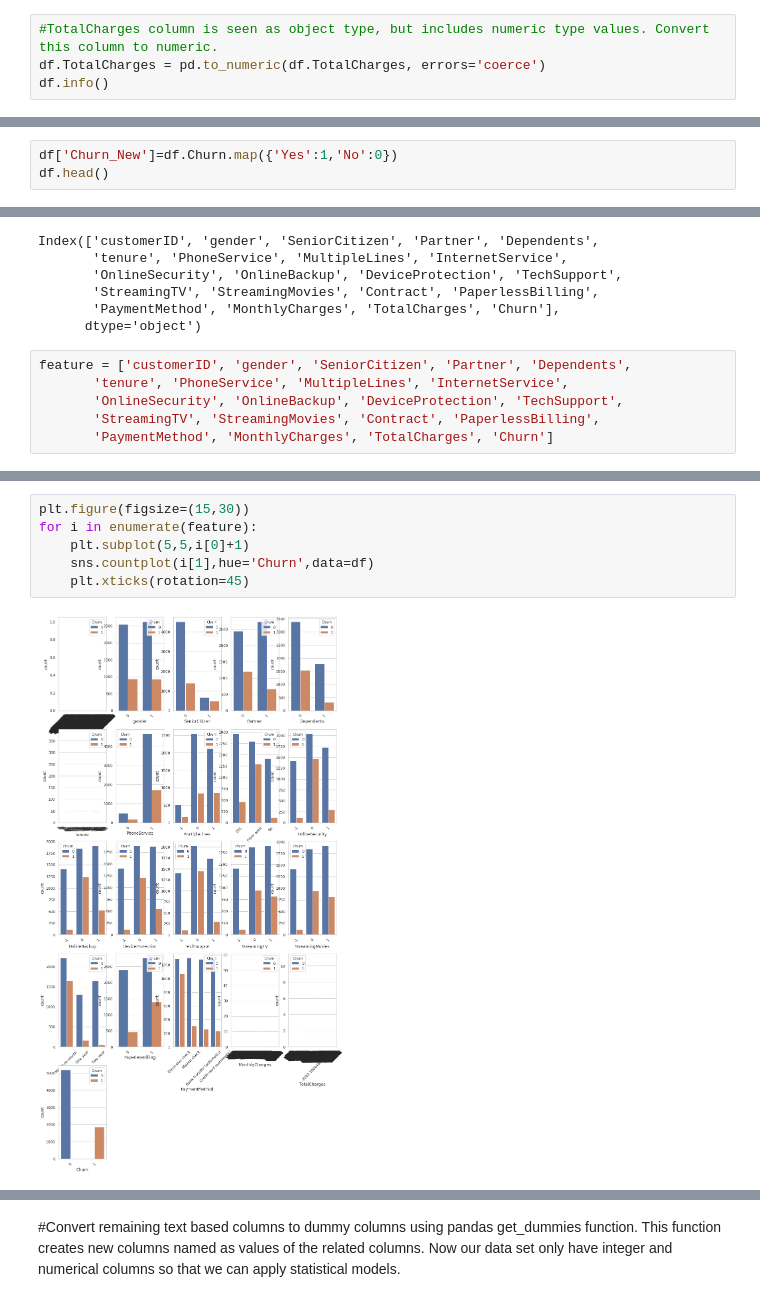
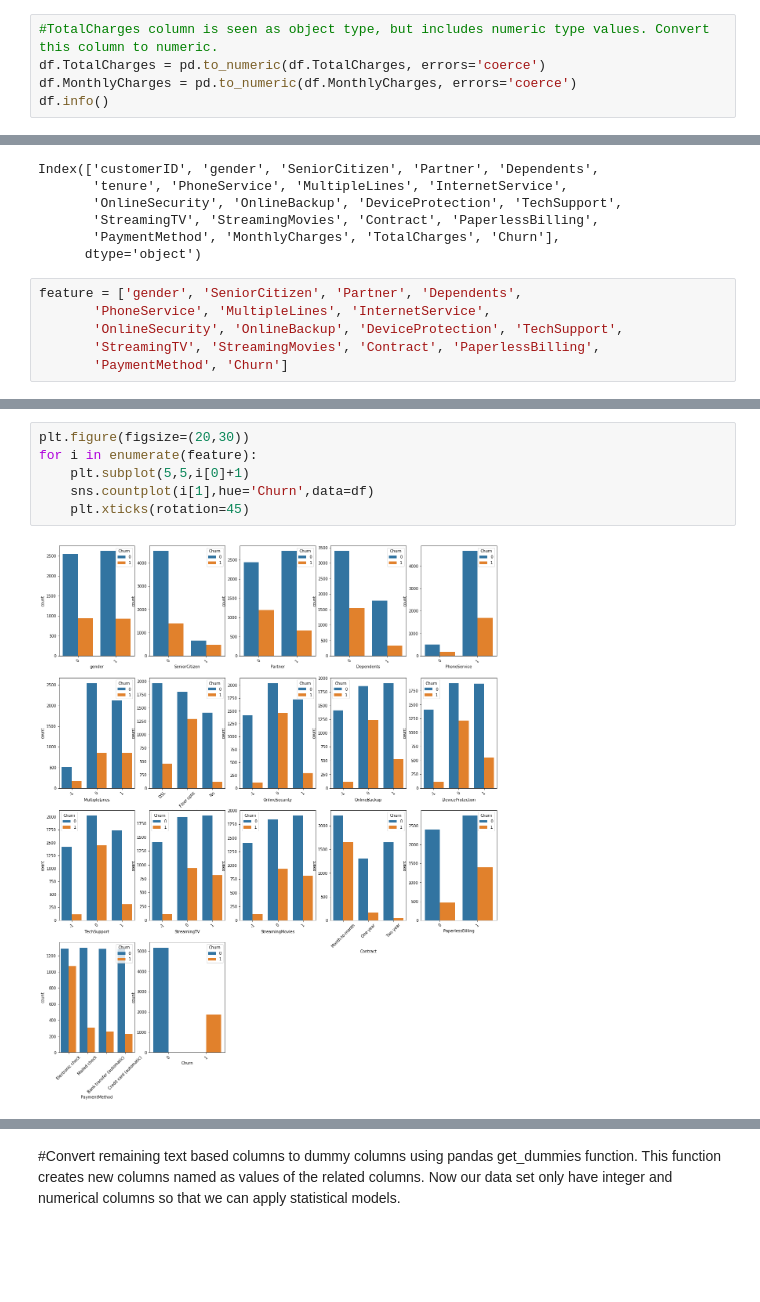
Before and after one commit to satishkannan1995/Project, a Jupyter notebook: Telco-problem dataset.ipynb, the cells around one changed output, grey strips where cells are left out. Cells and saved outputs as stored; diff of their text form; blank space fills up the shorter version.

```diff
--- a/Telco-problem dataset.ipynb
+++ b/Telco-problem dataset.ipynb
@@ -149,6 +159,7 @@ df.sort_index()
 # %%
 #TotalCharges column is seen as object type, but includes numeric type values. Convert this column to numeric.
 df.TotalCharges = pd.to_numeric(df.TotalCharges, errors='coerce')
+df.MonthlyCharges = pd.to_numeric(df.MonthlyCharges, errors='coerce')
 df.info()
 # %% [output]
 <class 'pandas.core.frame.DataFrame'>
@@ -537,3 +531,0 @@ plt.show()
-# %%
-df['Churn_New']=df.Churn.map({'Yes':1,'No':0})
-df.head()
@@ -599,11 +539,11 @@ Index(['customerID', 'gender', 'SeniorCitizen', 'Partner', 'Dependents',
        'PaymentMethod', 'MonthlyCharges', 'TotalCharges', 'Churn'],
       dtype='object')
 # %%
-feature = ['customerID', 'gender', 'SeniorCitizen', 'Partner', 'Dependents',
-       'tenure', 'PhoneService', 'MultipleLines', 'InternetService',
+feature = ['gender', 'SeniorCitizen', 'Partner', 'Dependents',
+       'PhoneService', 'MultipleLines', 'InternetService',
        'OnlineSecurity', 'OnlineBackup', 'DeviceProtection', 'TechSupport',
        'StreamingTV', 'StreamingMovies', 'Contract', 'PaperlessBilling',
-       'PaymentMethod', 'MonthlyCharges', 'TotalCharges', 'Churn']
+       'PaymentMethod', 'Churn']
 # %%
 list(enumerate(feature))
 # %% [output]
@@ -627,8 +567,8 @@ list(enumerate(feature))
 # %%
-plt.figure(figsize=(15,30))
+plt.figure(figsize=(20,30))
 for i in enumerate(feature):
     plt.subplot(5,5,i[0]+1)
     sns.countplot(i[1],hue='Churn',data=df)
     plt.xticks(rotation=45)
 # %% [output]
-[figure, old version]
+[figure, new version]
```
Also changed, not shown: parts of 41 cells of this notebook.
